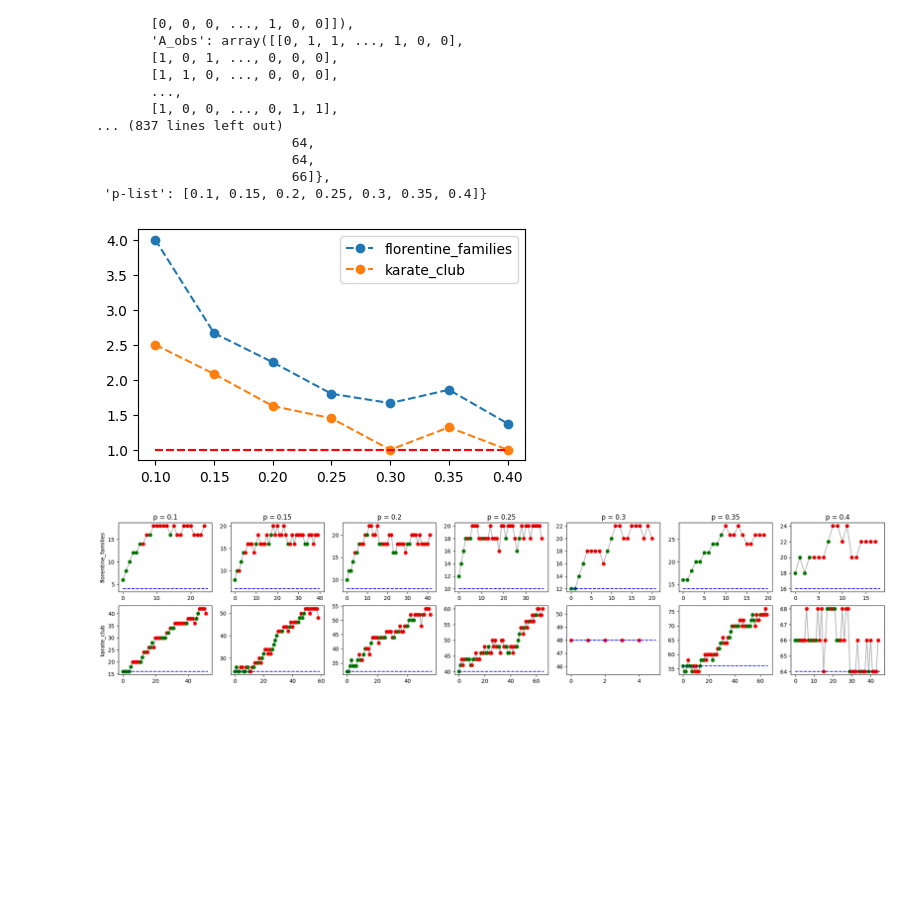
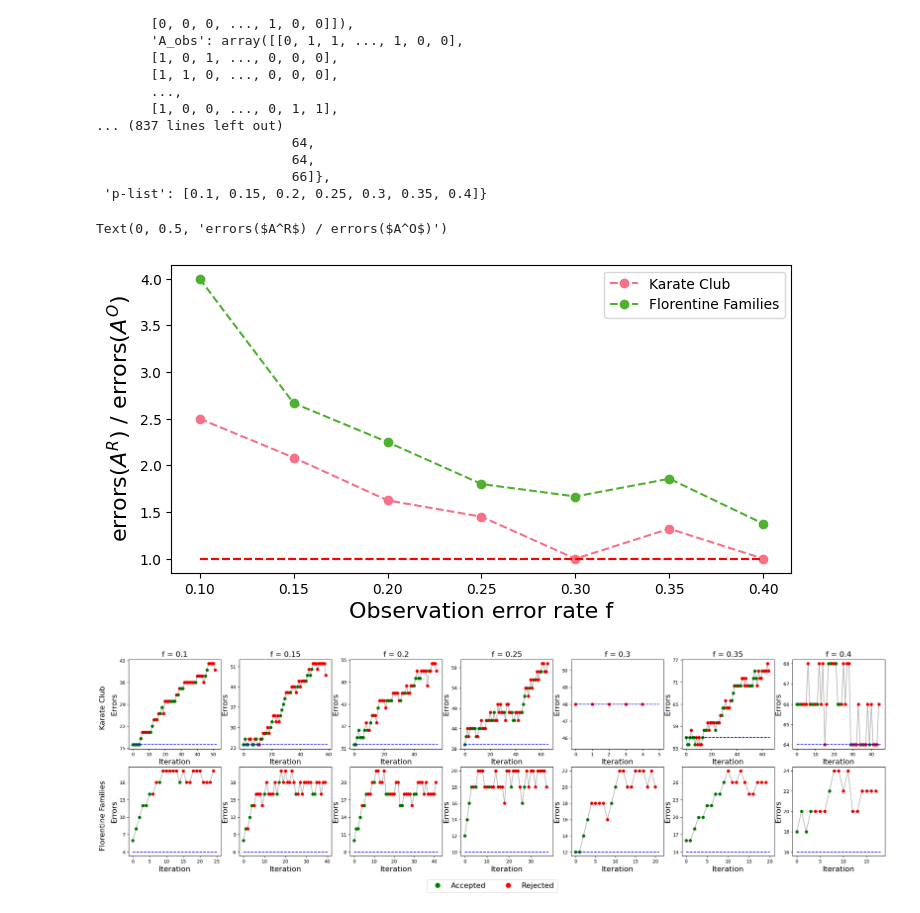
Before and after one commit to paololapo/NetworkReconstruction, a Jupyter notebook: MCMC.ipynb, the cells around one changed output. Saved outputs shown, nothing was run; the diff lists cells and outputs as text; code cells hidden in the pictures; blank space fills up the shorter version.

```diff
--- a/MCMC.ipynb
+++ b/MCMC.ipynb
@@ -181,16 +181,21 @@ for i, net in enumerate(networks):
 # %% [output]
 [figure]
 # %%
-networks = ["florentine_families", "karate_club", "dolphins"]
+networks = ["karate_club", "florentine_families", "dolphins"]
 p_vec_net = np.arange(0.05, 0.55, 0.05)
 
-fig, ax = plt.subplots(1, 1, figsize=(6, 5))
+fontsize_label = 16
+
+fig, ax = plt.subplots(1, 1, figsize=(8, 4))
 for i, net in enumerate(networks):
     with open(f"./logs/scan_{net}.pkl", "rb") as file:
         results = pickle.load(file)
 
-    ax.plot(p_vec_net, results["network"], 'o--', label=net)
+    ax.plot(p_vec_net, results["network"], 'o--', label=labels[i], color=colors[i])
     ax.hlines(0, p_vec_net[0], p_vec_net[-1], color='red', linestyle='--')
 
     ax.legend()
+
+ax.set_xlabel("Observation error rate f", fontsize=fontsize_label)
+ax.set_ylabel(r"$\log_{10}(R^N_A / R^N_{A^O}$)", fontsize=fontsize_label)
 # %% [output]
@@ -221,27 +227,35 @@ pprint(results)
                          66]},
  'p-list': [0.1, 0.15, 0.2, 0.25, 0.3, 0.35, 0.4]}
 # %%
-networks = ["florentine_families", "karate_club"]
+networks = ["karate_club", "florentine_families"]
 
-fig, ax = plt.subplots(1, 1, figsize=(5, 3))
+fig, ax = plt.subplots(1, 1, figsize=(8, 4))
 
 for i, net in enumerate(networks):
     with open(f"./logs/netRec_{net}.pkl", "rb") as file:
         results = pickle.load(file)
 
     p_list = results["p-list"]
     score = np.zeros(len(p_list))
-    for i, p in enumerate(p_list):
-        score[i] = results[p]["errors_recon"]/results[p]["errors_obs"]
+    for j, p in enumerate(p_list):
+        score[j] = results[p]["errors_recon"]/results[p]["errors_obs"]
 
-    ax.plot(p_list, score, 'o--', label=net)
+    ax.plot(p_list, score, 'o--', label=labels[i], color=colors[i])
     ax.hlines(1, p_list[0], p_list[-1], color='red', linestyle='--')
 
     ax.legend()
+
+ax.set_xlabel("Observation error rate f", fontsize=fontsize_label)
+ax.set_ylabel(r"errors($A^R$) / errors($A^O$)", fontsize=fontsize_label)
 # %% [output]
+Text(0, 0.5, 'errors($A^R$) / errors($A^O$)')
-[figure, old version]
+[figure, new version]
 # %%
-fig, ax = plt.subplots(len(networks), len(p_list), figsize=(25, 5))
+import matplotlib.lines as mlines
+
+fontsize_label = 16
+fig, ax = plt.subplots(len(networks), len(p_list), figsize=(29, 8))
+
 for i, net in enumerate(networks):
     with open(f"./logs/netRec_{net}.pkl", "rb") as file:
         results = pickle.load(file)
@@ -261,8 +275,35 @@ for i, net in enumerate(networks):
         ax[i, j].plot(proposed, color='black', alpha=0.3)
         ax[i, j].hlines(init, 0, len(proposed), color='blue', linestyle='--')
 
-        ax[0, j].set_title(f"p = {p}")
+        ax[i, j].set_ylabel("Errors", fontsize=fontsize_label)
+        ax[i, j].set_xlabel("Iteration", fontsize=fontsize_label)
 
-    ax[i, 0].set_ylabel(net)
+        ax[0, j].set_title(f"f = {p}", fontsize=fontsize_label)
+
+        # Remove ticks and labels
+        #ax[i, j].set_xticks([])
+        #ax[i, j].set_yticks([])
+
+        ymin, ymax = ax[i, j].get_ylim()
+        step = max(1, int((ymax - ymin) / 4))
+        ax[i, j].set_yticks(np.arange(np.ceil(ymin), np.floor(ymax) + 1, step))
+
+
+    #ax[i, 0].set_ylabel(labels[i], fontsize=fontsize_label)
+
+for i in range(len(networks)):
+    fig.text(0.095, 0.7 - 0.8*(i / len(networks)), labels[i], va='center', rotation='vertical', fontsize=fontsize_label)
+
+# Create custom legend using Line2D objects
+accepted_handle = mlines.Line2D([], [], color='green', marker='o', linestyle='None', markersize=10, label='Accepted')
+rejected_handle = mlines.Line2D([], [], color='red', marker='o', linestyle='None', markersize=10, label='Rejected')
+
+# Add the legend below the grid of subplots
+fig.legend(handles=[accepted_handle, rejected_handle], loc='lower center', fontsize=fontsize_label, ncol=2)
+
+# Adjust layout to make space for the legend
+plt.subplots_adjust(bottom=0.15)
+
+#fig.tight_layout()
 # %% [output]
-[figure, old version]
+[figure, new version]
```
Also changed, not shown: parts of 1 cell of this notebook.
